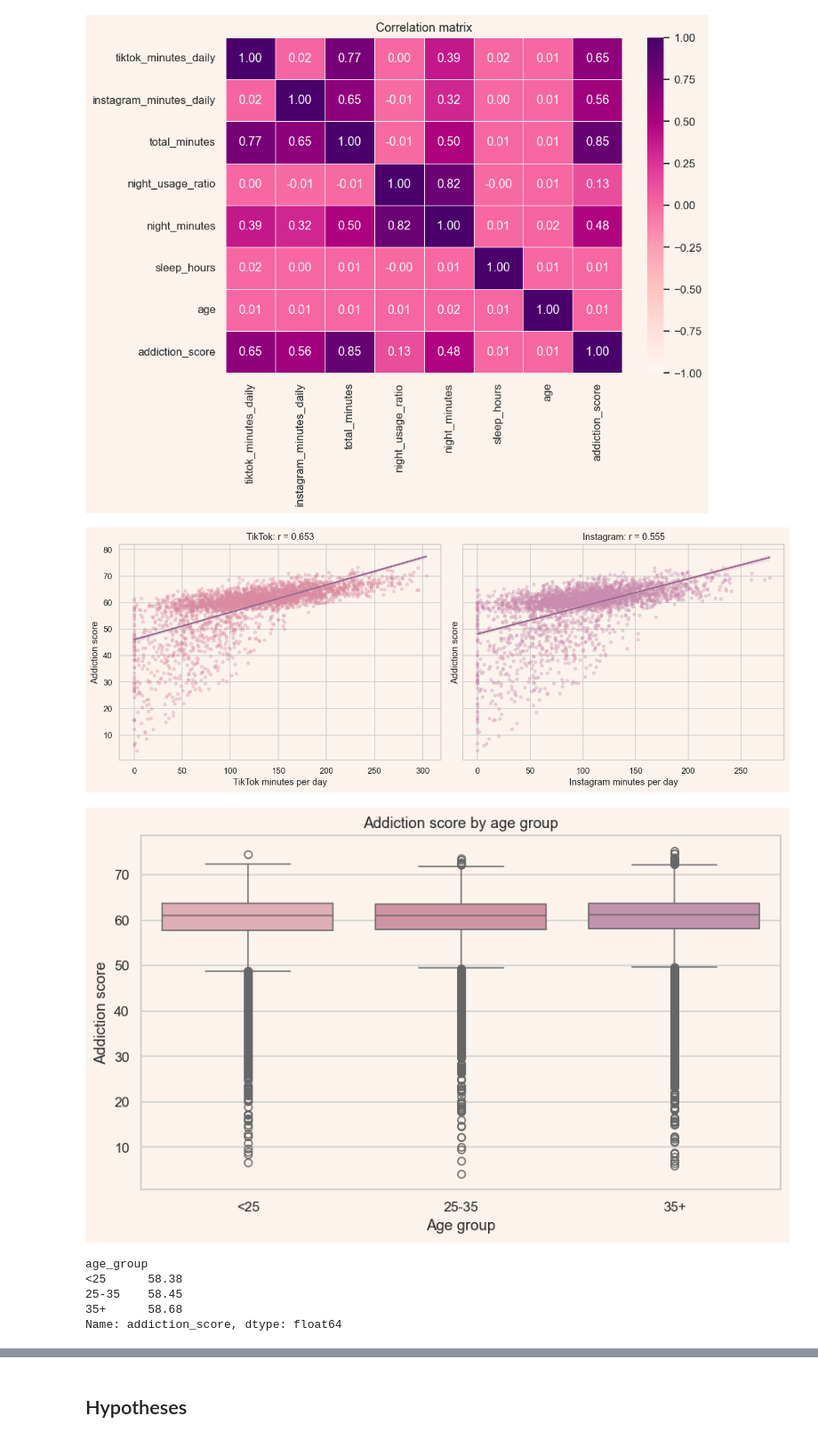
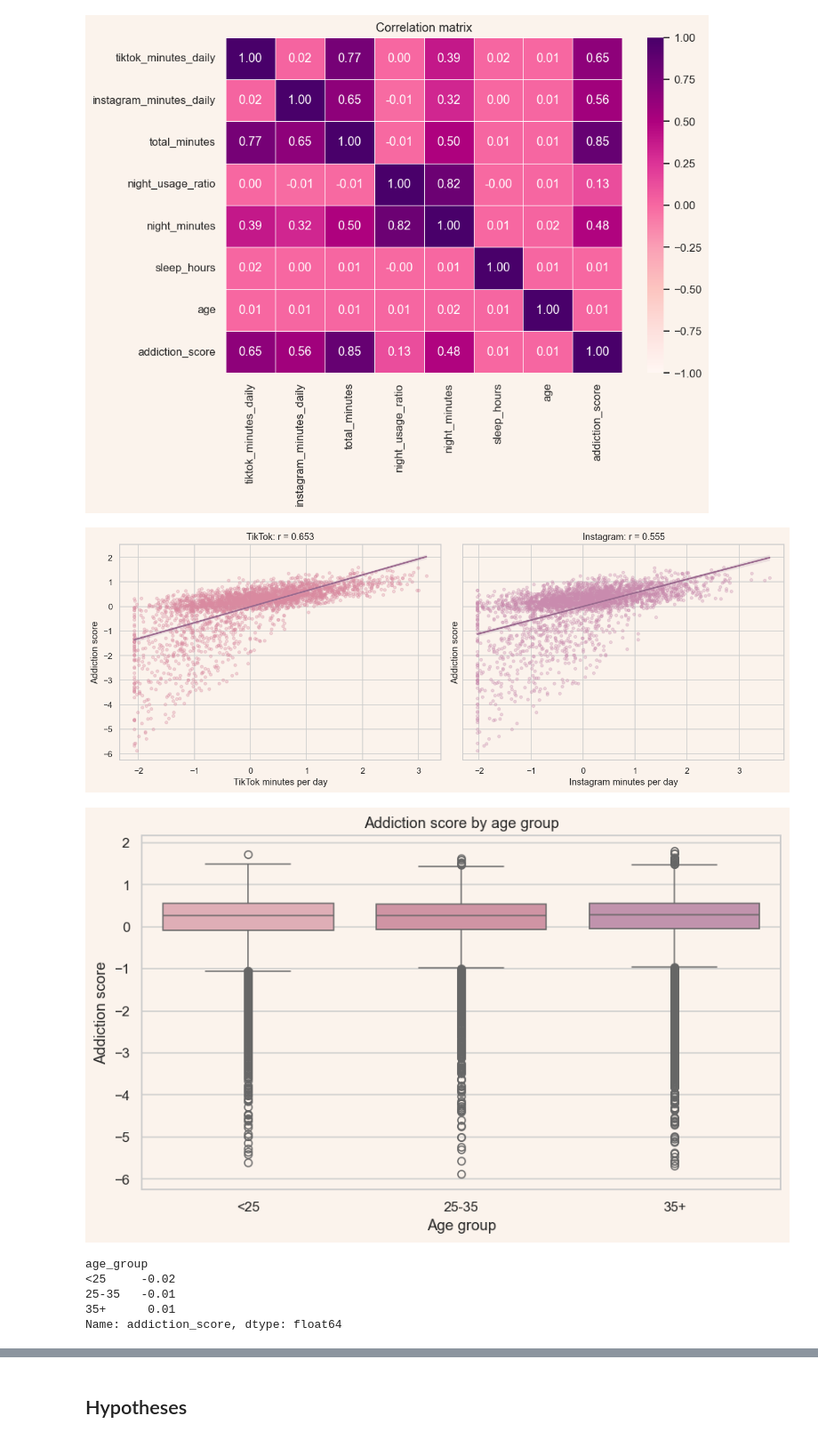
Before and after one commit to evvwwaa/TikTok-Instagram-Addiction, a Jupyter notebook: notebook.ipynb, the cells around one changed output, grey strips where cells are left out. Shown at 89% size. Saved outputs shown, nothing was run; the diff lists cells and outputs as text; code cells hidden in the pictures.

```diff
--- a/notebook.ipynb
+++ b/notebook.ipynb
@@ -176,7 +178,7 @@ Honestly, we expect more daily time to go with a higher addiction score, and Tik
 # %%
 scaled_cols = ["tiktok_minutes_daily", "instagram_minutes_daily", "total_minutes", "night_minutes", "sleep_hours", "addiction_score"]
 for c in scaled_cols:
-    data[c + "_z"] = (data[c] - data[c].mean()) / data[c].std()
-data[[c + "_z" for c in scaled_cols]].describe().round(2).T[["mean", "std", "min", "max"]]
+    data[c] = (data[c] - data[c].mean()) / data[c].std()
+data[[c for c in scaled_cols]].describe().round(2).T[["mean", "std", "min", "max"]]
 # %% [output]
 |  | mean | std | min | max |
@@ -248,9 +243,7 @@ fig, axes = plt.subplots(1, 2, figsize=(13, 5), sharey=True)
 
 for ax, col, title, color in zip(axes, ["tiktok_minutes_daily", "instagram_minutes_daily"], ["TikTok", "Instagram"], [pink, mauve]):
     s = data.sample(3000, random_state=2)
-    sns.regplot(data=s, x=col, y="addiction_score", ax=ax,
-                scatter_kws={"alpha": 0.3, "s": 14, "color": color},
-                line_kws={"color": plum, "lw": 2})
+    sns.regplot(data=s, x=col, y="addiction_score", ax=ax, scatter_kws={"alpha": 0.3, "s": 14, "color": color}, line_kws={"color": plum, "lw": 2})
     r, p = stats.pearsonr(data[col], data["addiction_score"])
     ax.set_title(f"{title}: r = {round(r, 3)}")
     ax.set_xlabel(f"{title} minutes per day")
@@ -259,24 +252,23 @@ for ax, col, title, color in zip(axes, ["tiktok_minutes_daily", "instagram_minut
 plt.tight_layout()
 plt.show()
 # %% [output]
-[figure, old version]
+[figure, new version]
 # %%
 plt.figure(figsize=(8, 5))
-sns.boxplot(data=data, x="age_group", y="addiction_score", order=["<25", "25-35", "35+"],
-            hue="age_group", palette=palette[:3], legend=False)
+sns.boxplot(data=data, x="age_group", y="addiction_score", order=["<25", "25-35", "35+"], hue="age_group", palette=palette[:3], legend=False)
 plt.title("Addiction score by age group")
 plt.xlabel("Age group")
 plt.ylabel("Addiction score")
 plt.tight_layout()
 plt.show()
 
 print(data.groupby("age_group", observed=True)["addiction_score"].mean().round(2))
 # %% [output]
-[figure, old version]
+[figure, new version]
 age_group
-<25      58.38
-25-35    58.45
-35+      58.68
+<25     -0.02
+25-35   -0.01
+35+      0.01
 Name: addiction_score, dtype: float64
 # %%
 profile = data.groupby("addiction_level", observed=True).agg(n=("addiction_level", "size"), total_minutes=("total_minutes", "mean"), night_minutes=("night_minutes", "mean"), sleep_hours=("sleep_hours", "mean"), age=("age", "mean")).round(1)
```
Also changed, not shown: parts of 17 cells of this notebook, 7 other files.
